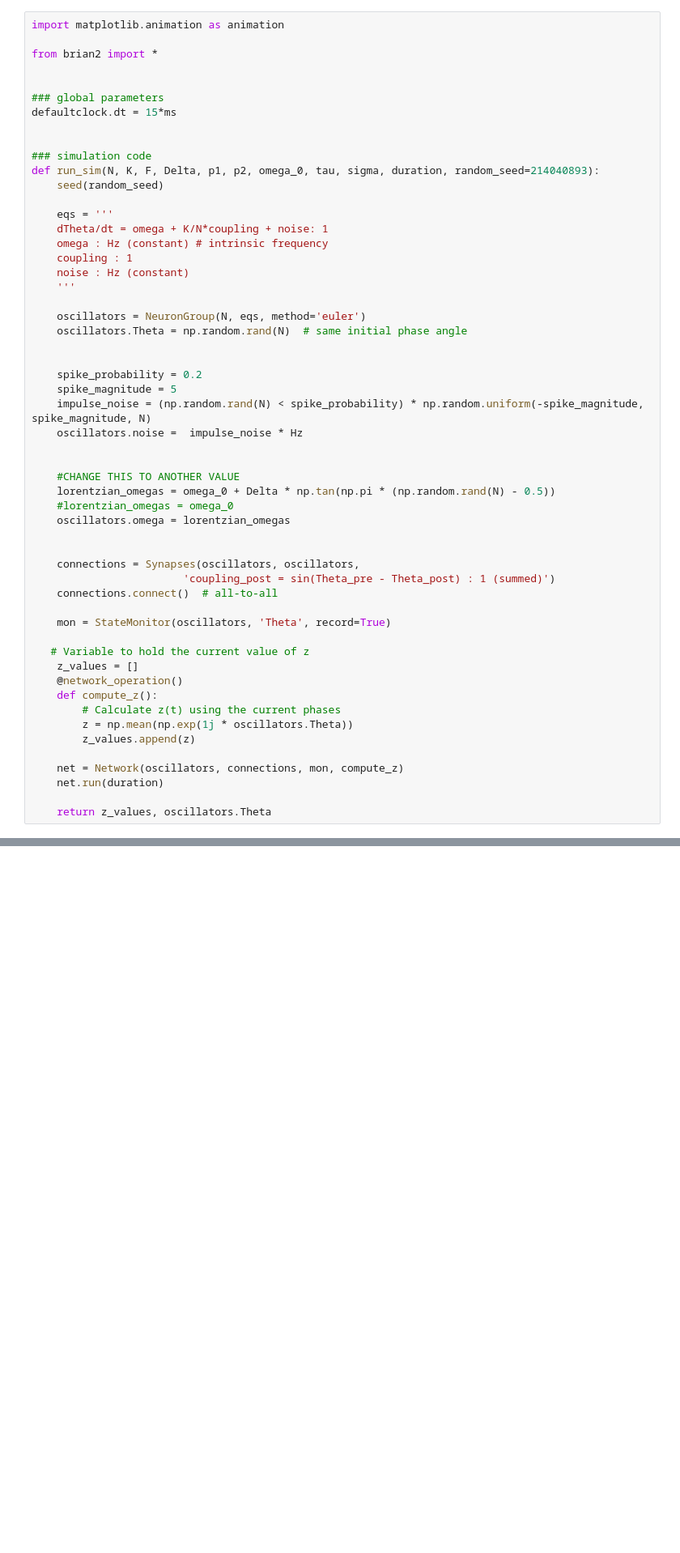
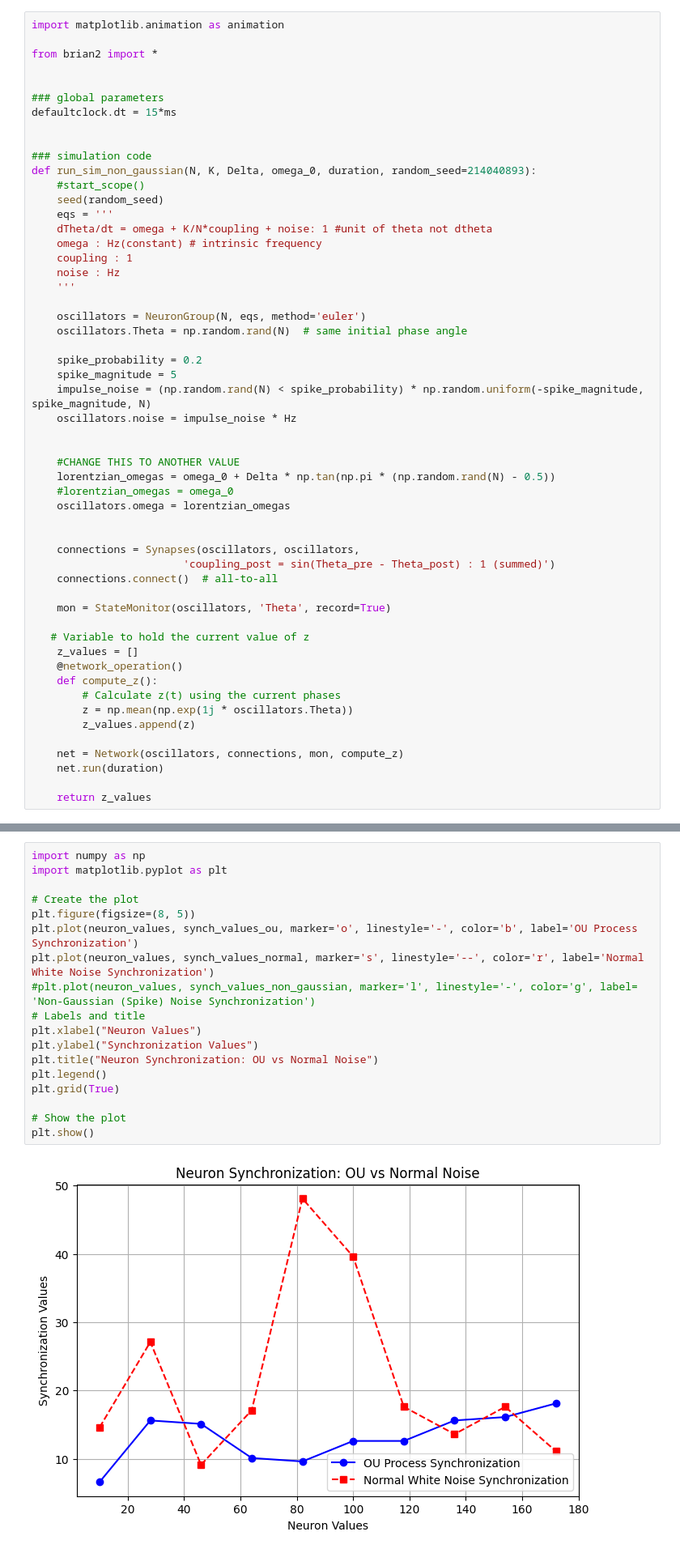
Before and after one commit to EricW358/GazzolaLabMLProject, a Jupyter notebook: Oscillatory-Noise Simulation.ipynb, the cells around one changed output, grey strips where cells are left out. Shown at 81% size. Saved outputs shown, nothing was run; the diff lists cells and outputs as text; blank space fills up the shorter version.

Commit message:
Added OU noise vs normal noise simulation

```diff
--- a/Oscillatory-Noise Simulation.ipynb
+++ b/Oscillatory-Noise Simulation.ipynb
@@ -9,24 +121,23 @@ defaultclock.dt = 15*ms
 
 
 ### simulation code
-def run_sim(N, K, F, Delta, p1, p2, omega_0, tau, sigma, duration, random_seed=214040893):
+def run_sim_non_gaussian(N, K, Delta, omega_0, duration, random_seed=214040893):
+    #start_scope()
     seed(random_seed)
-
     eqs = '''
-    dTheta/dt = omega + K/N*coupling + noise: 1
-    omega : Hz (constant) # intrinsic frequency
+    dTheta/dt = omega + K/N*coupling + noise: 1 #unit of theta not dtheta
+    omega : Hz(constant) # intrinsic frequency
     coupling : 1
-    noise : Hz (constant)
+    noise : Hz
     '''
 
     oscillators = NeuronGroup(N, eqs, method='euler')
     oscillators.Theta = np.random.rand(N)  # same initial phase angle
 
-
     spike_probability = 0.2
     spike_magnitude = 5
     impulse_noise = (np.random.rand(N) < spike_probability) * np.random.uniform(-spike_magnitude, spike_magnitude, N)
-    oscillators.noise =  impulse_noise * Hz
+    oscillators.noise = impulse_noise * Hz
 
 
     #CHANGE THIS TO ANOTHER VALUE
@@ -52,4 +163,4 @@ def run_sim(N, K, F, Delta, p1, p2, omega_0, tau, sigma, duration, random_seed=2
     net = Network(oscillators, connections, mon, compute_z)
     net.run(duration)
 
-    return z_values, oscillators.Theta
+    return z_values
@@ -92,3 +268,23 @@ Synchronized at 20.1*Hz for initial_value at 2
+# %%
+import numpy as np
+import matplotlib.pyplot as plt
+
+# Create the plot
+plt.figure(figsize=(8, 5))
+plt.plot(neuron_values, synch_values_ou, marker='o', linestyle='-', color='b', label='OU Process Synchronization')
+plt.plot(neuron_values, synch_values_normal, marker='s', linestyle='--', color='r', label='Normal White Noise Synchronization')
+#plt.plot(neuron_values, synch_values_non_gaussian, marker='l', linestyle='-', color='g', label= 'Non-Gaussian (Spike) Noise Synchronization')
+# Labels and title
+plt.xlabel("Neuron Values")
+plt.ylabel("Synchronization Values")
+plt.title("Neuron Synchronization: OU vs Normal Noise")
+plt.legend()
+plt.grid(True)
+
+# Show the plot
+plt.show()
+# %% [output]
+[figure, added]
 # %%
 #Types of noises for refrence
 
```
Also changed, not shown: parts of 9 cells of this notebook, 1 other file.
